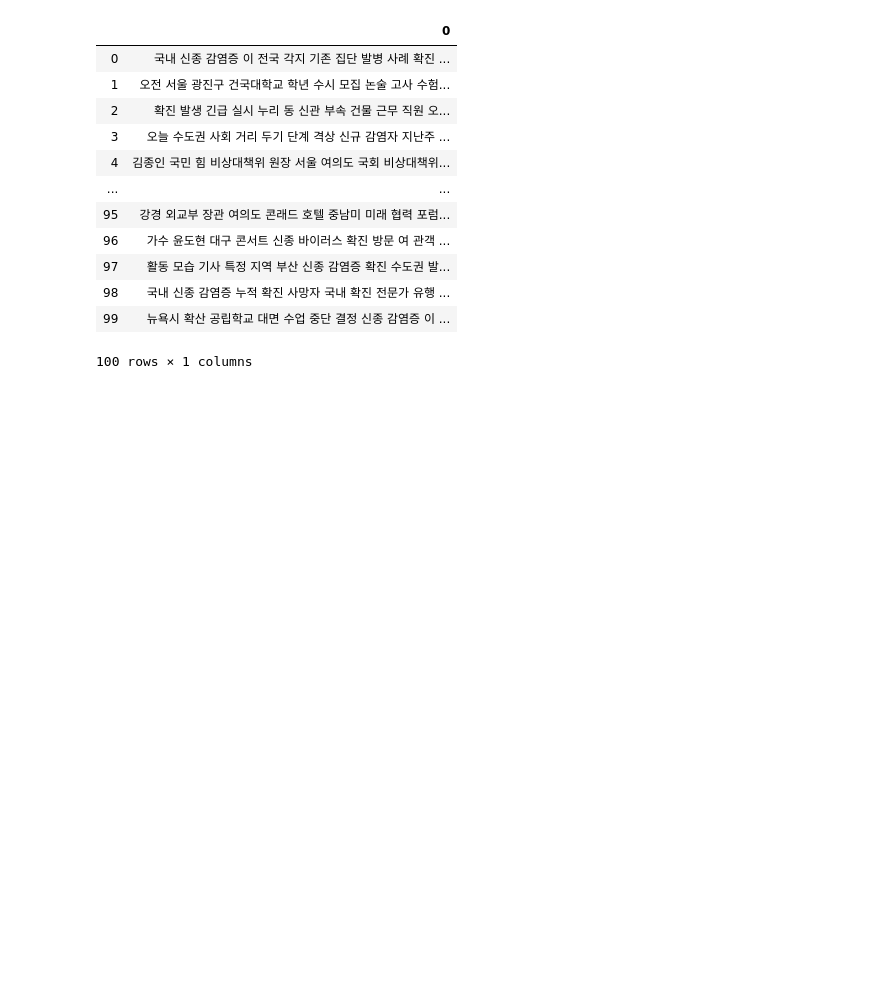
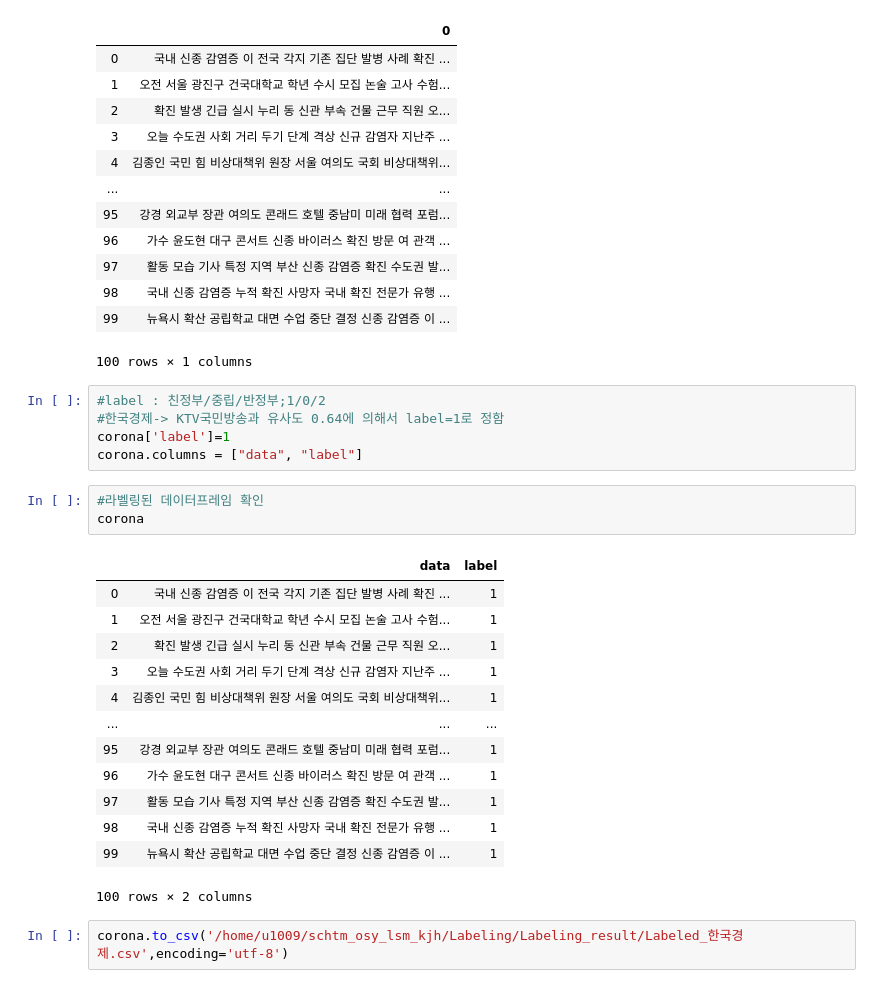
Before and after one commit to NAYANANG/2020_Text-Mining, a Jupyter notebook: Labeling/Labeling_code/Labeling_한국경제.ipynb, the cells around one changed output. Saved outputs shown, nothing was run; the diff lists cells and outputs as text; blank space fills up the shorter version.

Commit message:
한국경제 csv 확장자 추가

```diff
--- a/Labeling/Labeling_code/Labeling_한국경제.ipynb
+++ b/Labeling/Labeling_code/Labeling_한국경제.ipynb
@@ -97,3 +97,27 @@ corona
 | 98 | 국내 신종 감염증 누적 확진 사망자 국내 확진 전문가 유행 ... |
 | 99 | 뉴욕시 확산 공립학교 대면 수업 중단 결정 신종 감염증 이 ... |
 100 rows × 1 columns
+# %%
+#label : 친정부/중립/반정부;1/0/2
+#한국경제-> KTV국민방송과 유사도 0.64에 의해서 label=1로 정함
+corona['label']=1
+corona.columns = ["data", "label"]
+# %%
+#라벨링된 데이터프레임 확인
+corona
+# %% [output]
+|  | data | label |
+| 0 | 국내 신종 감염증 이 전국 각지 기존 집단 발병 사례 확진 ... | 1 |
+| 1 | 오전 서울 광진구 건국대학교 학년 수시 모집 논술 고사 수험... | 1 |
+| 2 | 확진 발생 긴급 실시 누리 동 신관 부속 건물 근무 직원 오... | 1 |
+| 3 | 오늘 수도권 사회 거리 두기 단계 격상 신규 감염자 지난주 ... | 1 |
+| 4 | 김종인 국민 힘 비상대책위 원장 서울 여의도 국회 비상대책위... | 1 |
+| ... | ... | ... |
+| 95 | 강경 외교부 장관 여의도 콘래드 호텔 중남미 미래 협력 포럼... | 1 |
+| 96 | 가수 윤도현 대구 콘서트 신종 바이러스 확진 방문 여 관객 ... | 1 |
+| 97 | 활동 모습 기사 특정 지역 부산 신종 감염증 확진 수도권 발... | 1 |
+| 98 | 국내 신종 감염증 누적 확진 사망자 국내 확진 전문가 유행 ... | 1 |
+| 99 | 뉴욕시 확산 공립학교 대면 수업 중단 결정 신종 감염증 이 ... | 1 |
+100 rows × 2 columns
+# %%
+corona.to_csv('/home/u1009/schtm_osy_lsm_kjh/Labeling/Labeling_result/Labeled_한국경제.csv',encoding='utf-8')
```
